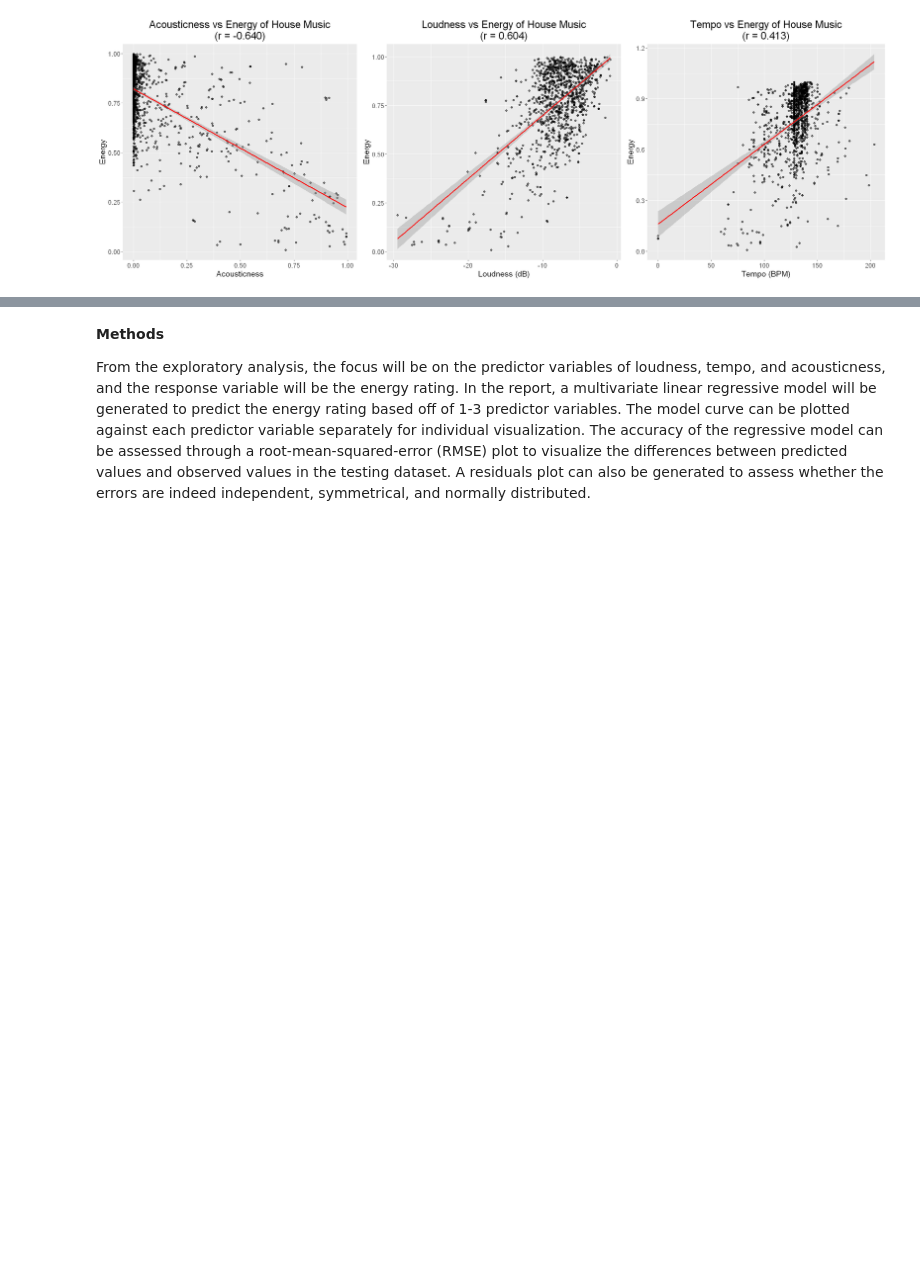
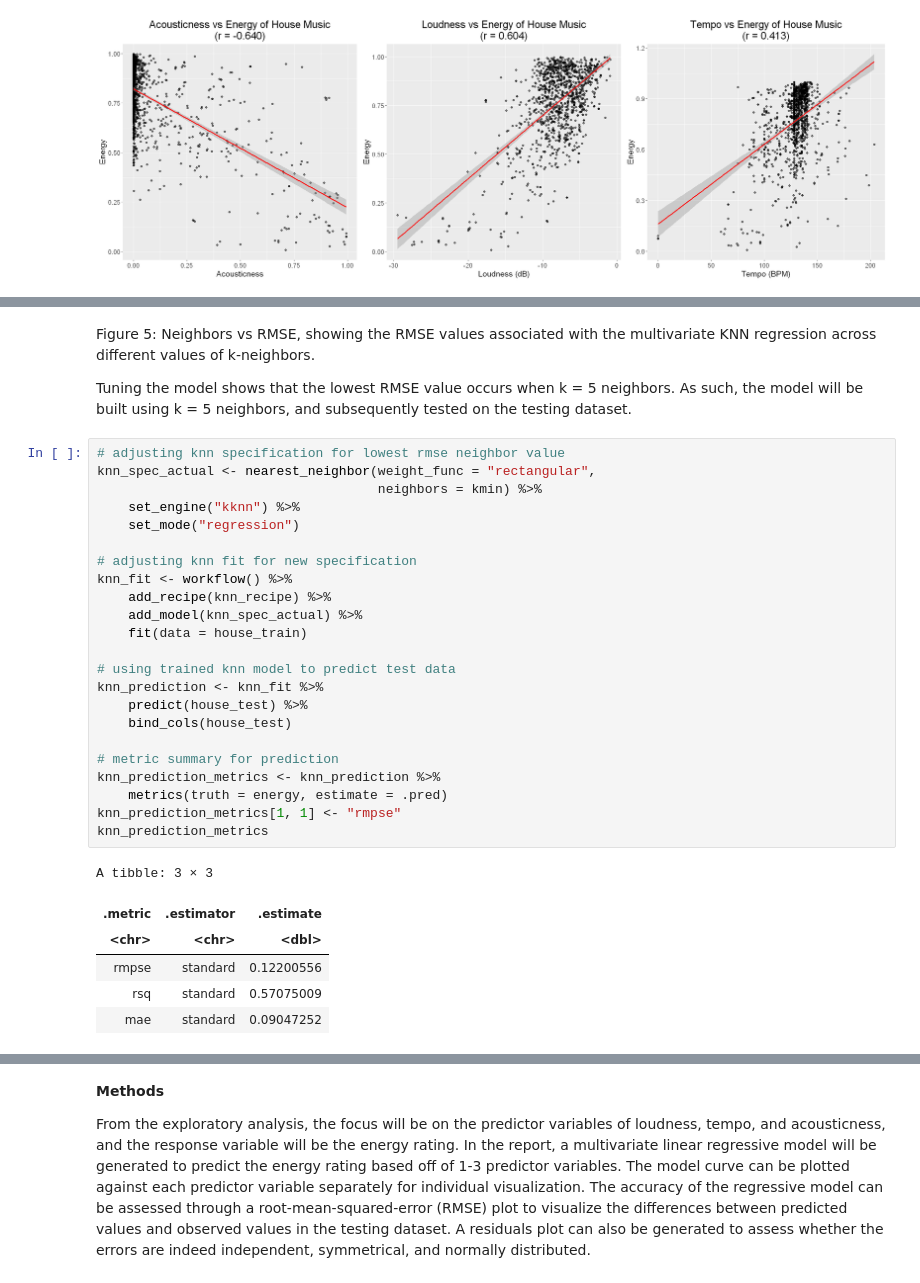
Before and after one commit to pat-ok/DSCI100_predictive_statistics_project, a Jupyter notebook: DSCI100 Project.ipynb, the cells around one changed output, grey strips where cells are left out. Drawn from its saved outputs; the diff is of its cells as text; blank space fills up the shorter version.

```diff
--- a/DSCI100 Project.ipynb
+++ b/DSCI100 Project.ipynb
@@ -457,0 +468,34 @@ A tibble: 1202 × 9
+# %% [markdown]
+Figure 5: Neighbors vs RMSE, showing the RMSE values associated with the multivariate KNN regression across different values of k-neighbors.
+
+Tuning the model shows that the lowest RMSE value occurs when k = 5 neighbors. As such, the model will be built using k = 5 neighbors, and subsequently tested on the testing dataset.
+# %%
+# adjusting knn specification for lowest rmse neighbor value
+knn_spec_actual <- nearest_neighbor(weight_func = "rectangular",
+                                    neighbors = kmin) %>%
+    set_engine("kknn") %>%
+    set_mode("regression")
+
+# adjusting knn fit for new specification
+knn_fit <- workflow() %>%
+    add_recipe(knn_recipe) %>%
+    add_model(knn_spec_actual) %>%
+    fit(data = house_train)
+
+# using trained knn model to predict test data
+knn_prediction <- knn_fit %>%
+    predict(house_test) %>%
+    bind_cols(house_test)
+
+# metric summary for prediction
+knn_prediction_metrics <- knn_prediction %>%
+    metrics(truth = energy, estimate = .pred)
+knn_prediction_metrics[1, 1] <- "rmpse"
+knn_prediction_metrics
+# %% [output]
+A tibble: 3 × 3
+| .metric | .estimator | .estimate |
+| <chr> | <chr> | <dbl> |
+| rmpse | standard | 0.12200556 |
+| rsq | standard | 0.57075009 |
+| mae | standard | 0.09047252 |
```
Also changed, not shown: parts of 17 cells of this notebook.
